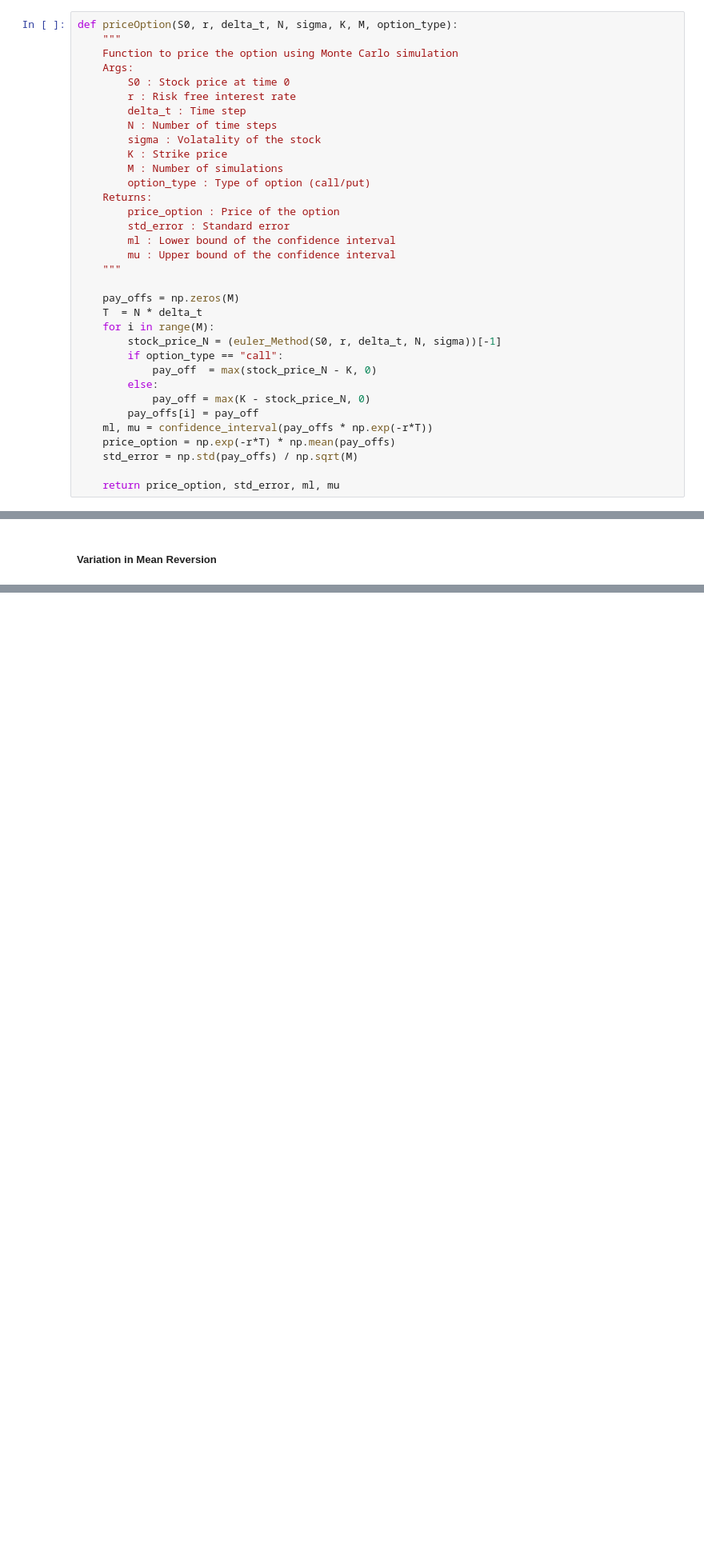
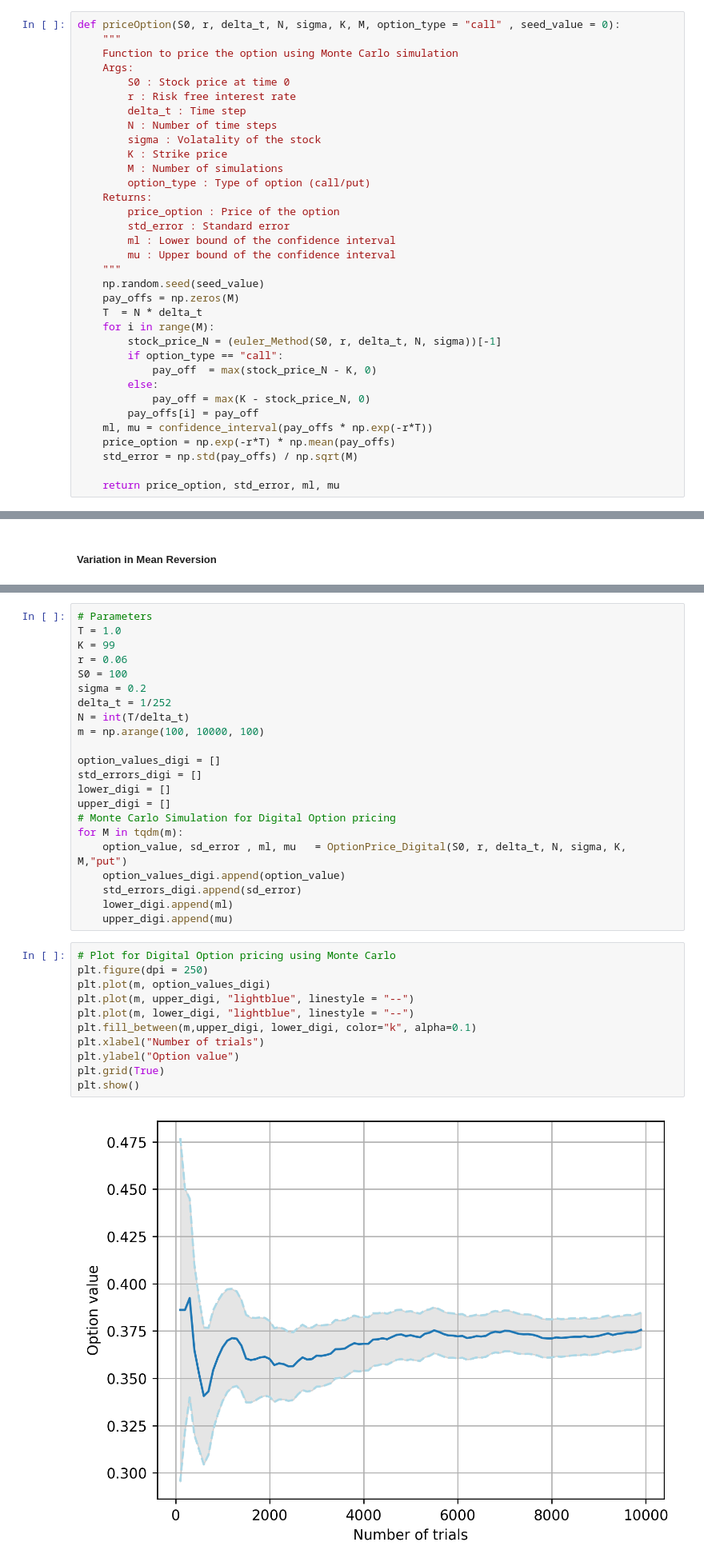
Before and after one commit to NitaiNijholt/ComputationalFinance, a Jupyter notebook: Assignments/Assignment2/Assignment2.ipynb, the cells around one changed output, grey strips where cells are left out. Shown at 80% size. Cells and saved outputs as stored; diff of their text form; blank space fills up the shorter version.

Commit message:
Digital Option

```diff
--- a/Assignments/Assignment2/Assignment2.ipynb
+++ b/Assignments/Assignment2/Assignment2.ipynb
@@ -44,7 +44,7 @@ def confidence_interval(data):
         h = 1.96*sd/np.sqrt(a)
         return m - h, m + h
 # %%
-def priceOption(S0, r, delta_t, N, sigma, K, M, option_type):
+def priceOption(S0, r, delta_t, N, sigma, K, M, option_type = "call" , seed_value = 0):
     """
     Function to price the option using Monte Carlo simulation
     Args:
@@ -62,7 +62,7 @@ def priceOption(S0, r, delta_t, N, sigma, K, M, option_type):
         ml : Lower bound of the confidence interval
         mu : Upper bound of the confidence interval
     """
-
+    np.random.seed(seed_value)
     pay_offs = np.zeros(M)
     T  = N * delta_t
     for i in range(M):
@@ -406,0 +483,35 @@ plt.show()
+# %%
+# Parameters
+T = 1.0
+K = 99
+r = 0.06
+S0 = 100
+sigma = 0.2
+delta_t = 1/252
+N = int(T/delta_t)
+m = np.arange(100, 10000, 100)
+
+option_values_digi = []
+std_errors_digi = []
+lower_digi = []
+upper_digi = []
+# Monte Carlo Simulation for Digital Option pricing
+for M in tqdm(m):
+    option_value, sd_error , ml, mu   = OptionPrice_Digital(S0, r, delta_t, N, sigma, K, M,"put")
+    option_values_digi.append(option_value)
+    std_errors_digi.append(sd_error)
+    lower_digi.append(ml)
+    upper_digi.append(mu)
+# %%
+# Plot for Digital Option pricing using Monte Carlo
+plt.figure(dpi = 250)
+plt.plot(m, option_values_digi)
+plt.plot(m, upper_digi, "lightblue", linestyle = "--")
+plt.plot(m, lower_digi, "lightblue", linestyle = "--")
+plt.fill_between(m,upper_digi, lower_digi, color="k", alpha=0.1)
+plt.xlabel("Number of trials")
+plt.ylabel("Option value")
+plt.grid(True)
+plt.show()
+# %% [output]
+[figure, added]
```
Also changed, not shown: parts of 23 cells of this notebook.
